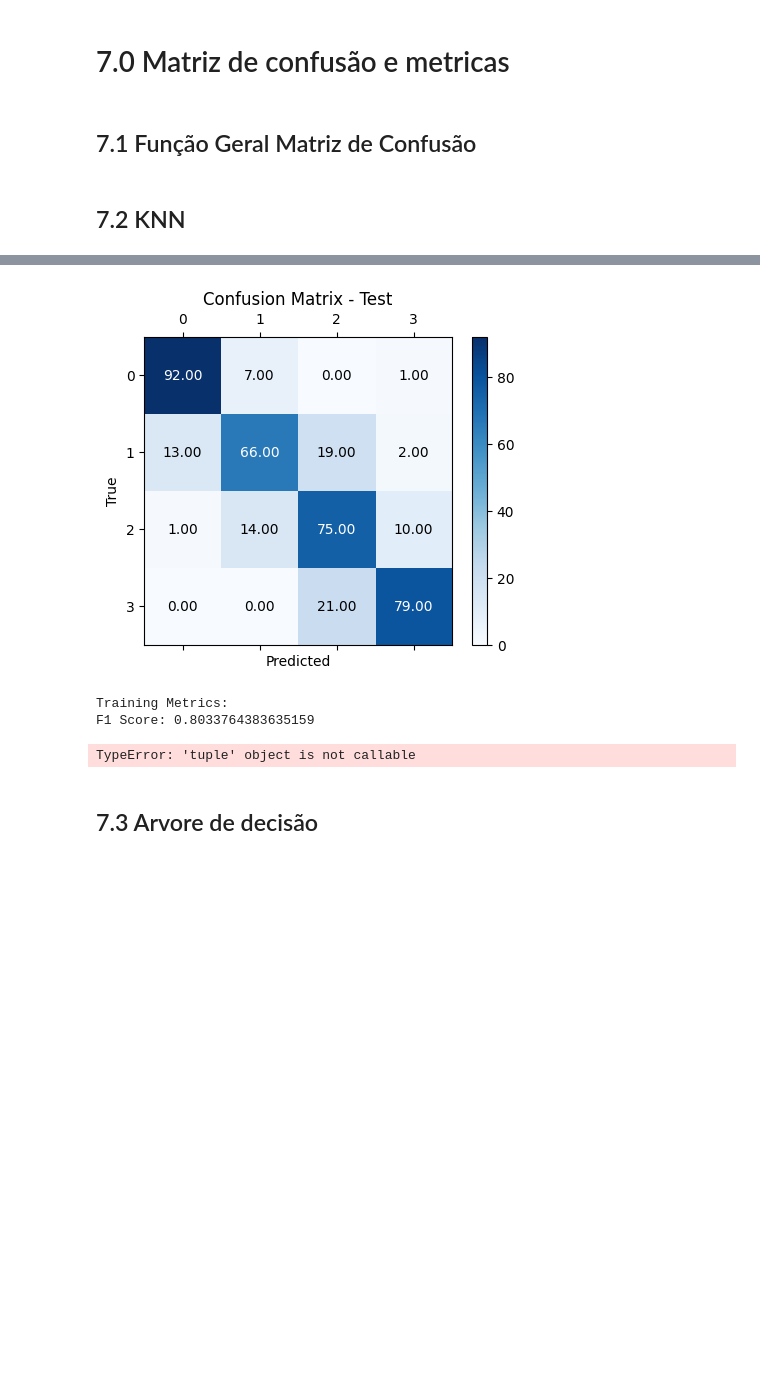
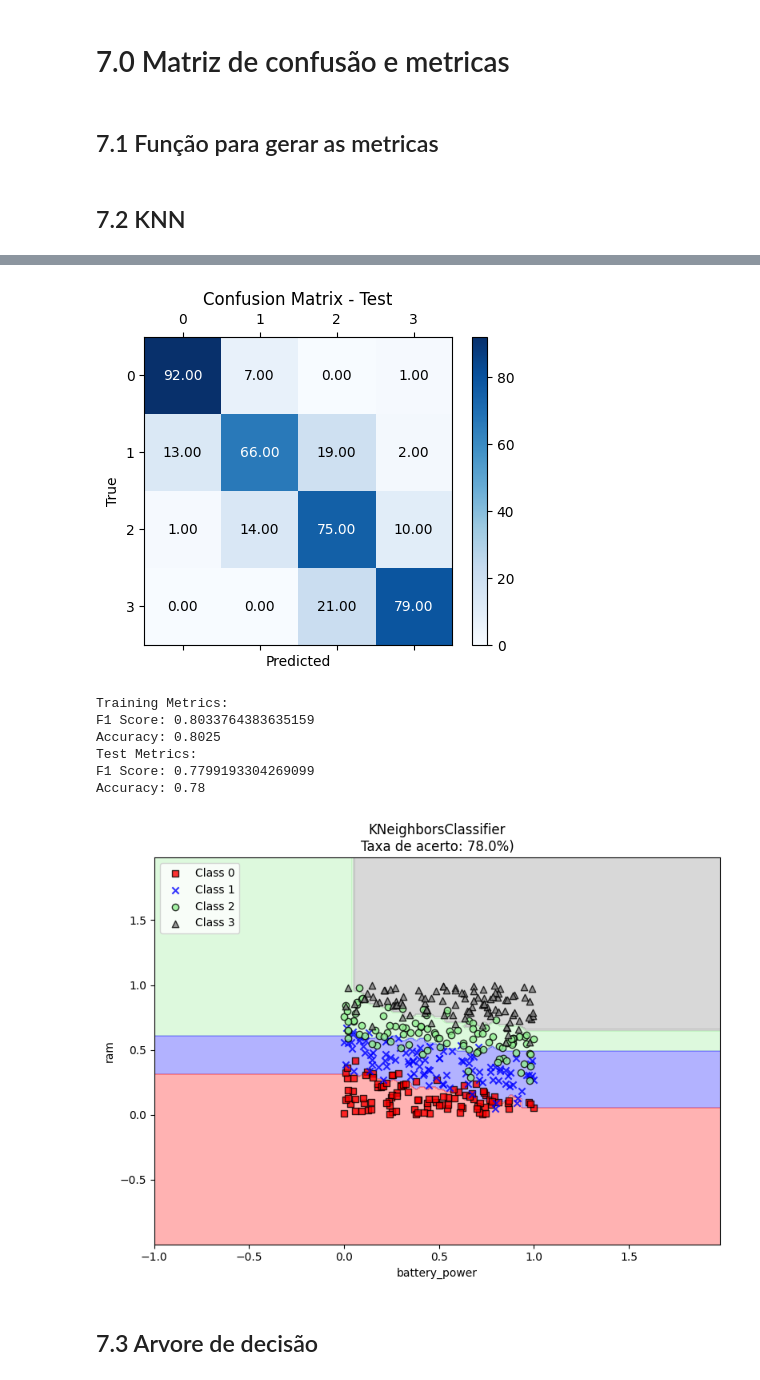
Before and after one commit to racouto7/PES03-Aprendizado-de-M-quinas-1, a Jupyter notebook: Projeto Aprendizado I.ipynb, the cells around one changed output, grey strips where cells are left out. Saved outputs shown, nothing was run; the diff lists cells and outputs as text; code cells hidden in the pictures; blank space fills up the shorter version.

```diff
--- a/Projeto Aprendizado I.ipynb
+++ b/Projeto Aprendizado I.ipynb
@@ -761,7 +746,7 @@ results_df
 # %% [markdown]
 # 7.0 Matriz de confusão e metricas
 # %% [markdown]
-## 7.1 Função Geral Matriz de Confusão
+## 7.1 Função para gerar as metricas
 # %%
 def generate_confusion_matrix(model, params, X_train, X_test, y_train, y_test):
 
@@ -826,33 +850,34 @@ def plot_confusion_matrix(conf_matrix, class_names, title):
 # %%
 # Definir o modelo
 knn = KNeighborsClassifier()
 
 # Definir os parâmetros do modelo
 params = {'metric': 'manhattan', 'n_neighbors': 50}
 
 # Chamar a função generate_confusion_matrix
 accuracy = generate_confusion_matrix(knn, params, X_train, X_test, y_train, y_test)
 
+# Selecionar as features para plotagem
+feature1 = 0  # índice da primeira feature
+feature2 = 6  # índice da segunda feature
 
-# classifiers é uma lista de tuplas (nome, classificador, acurácia)
-classifiers = [
-    ("KNeighborsClassifier", knn, accuracy_score)
-]
-
-X_plot = X.iloc[:, [feature1, feature2]].values  # Selecionando apenas as duas features para plotagem
+X_plot = X_test.iloc[:, [feature1, feature2]].values  # Selecionando apenas as duas features para plotagem
 X_train_mean = X_train.mean(axis=0).values  # Calculando a média de cada feature no conjunto de treinamento
 
 # Plotar a região de decisão
-plt.figure(figsize=(15, 10))
-plot_decision_regions(X_plot, y_test.values, knn, "KNeighborsClassifier", accuracy, X_train_mean)
-plt.tight_layout(rect=[0, 0, 1, 0.95])
+plt.figure(figsize=(8, 6))
+plot_decision_regions(X_plot, y_test.values, knn, "KNeighborsClassifier", accuracy, feature1, feature2, X_train_mean)
 plt.show()
 # %% [output]
 [figure]
 [figure]
 Training Metrics:
 F1 Score: 0.8033764383635159
+Accuracy: 0.8025
+Test Metrics:
+F1 Score: 0.7799193304269099
+Accuracy: 0.78
-TypeError: 'tuple' object is not callable
+[figure, added]
 # %% [markdown]
 ## 7.3 Arvore de decisão
 # %%
```
Also changed, not shown: parts of 12 cells of this notebook.
